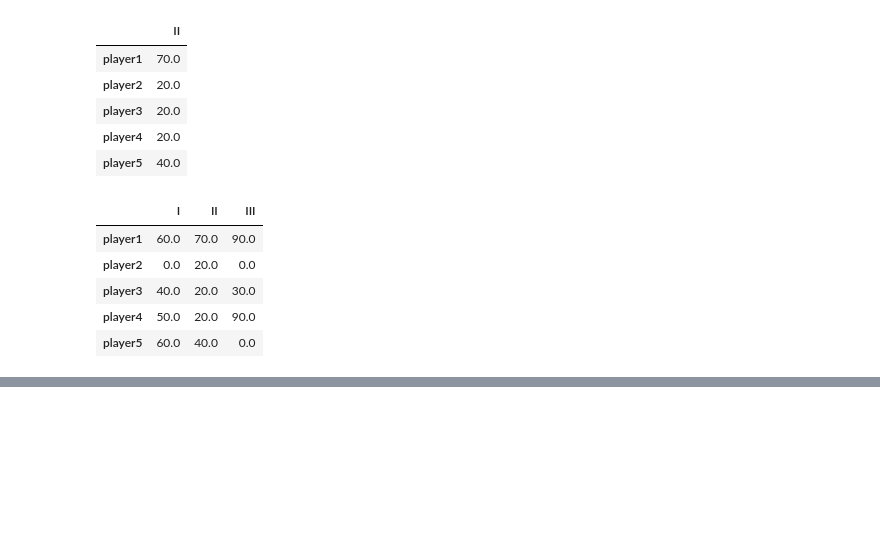
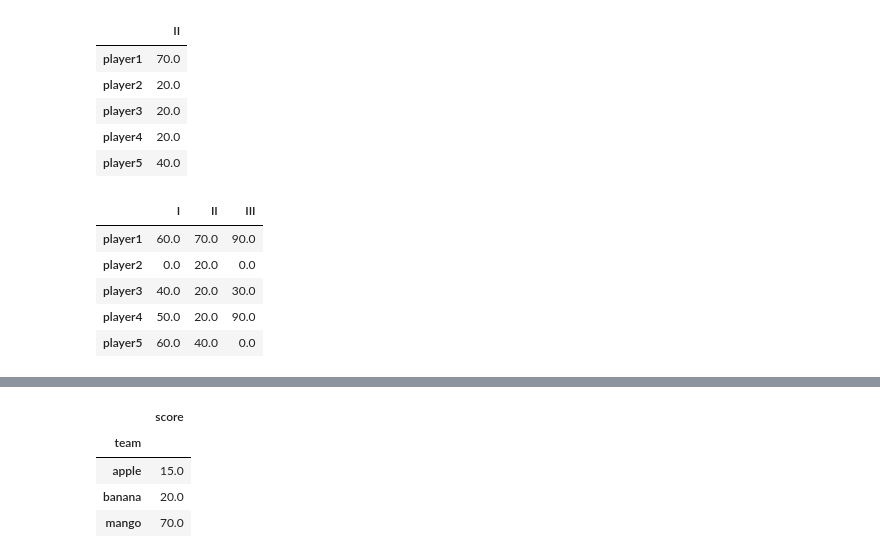
Before and after one commit to yusufshakeel/python-bootcamp, a Jupyter notebook: pandas/pandas-intro.ipynb, the cells around one changed output, grey strips where cells are left out. Saved outputs shown, nothing was run; the diff lists cells and outputs as text; code cells hidden in the pictures; blank space fills up the shorter version.

```diff
--- a/pandas/pandas-intro.ipynb
+++ b/pandas/pandas-intro.ipynb
@@ -384,0 +415,8 @@ df.fillna(value=0)
+# %%
+groupby_team.mean()
+# %% [output]
+|  | score |
+| team |  |
+| apple | 15.0 |
+| banana | 20.0 |
+| mango | 70.0 |
```
Also changed, not shown: parts of 7 cells of this notebook, 1 other file.
